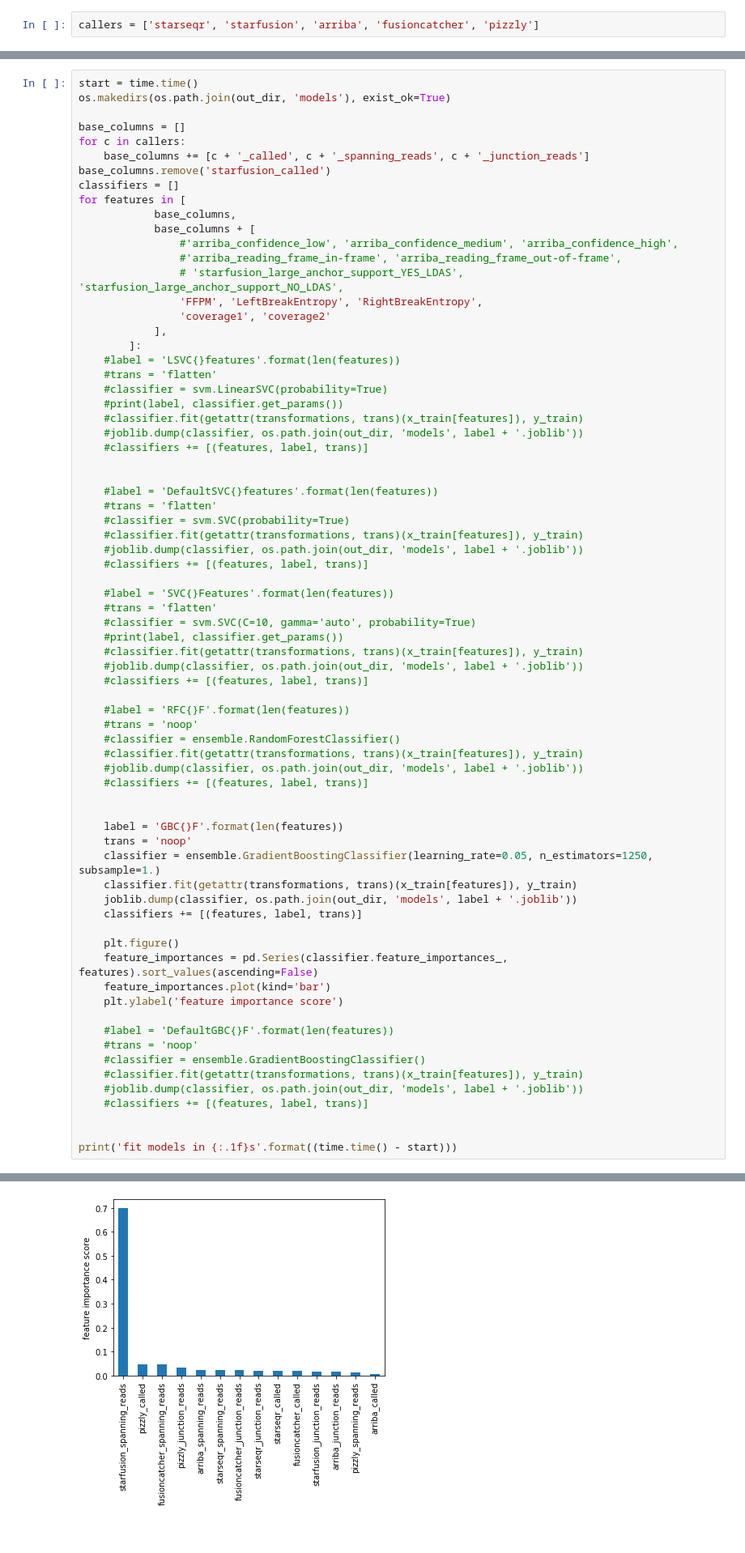
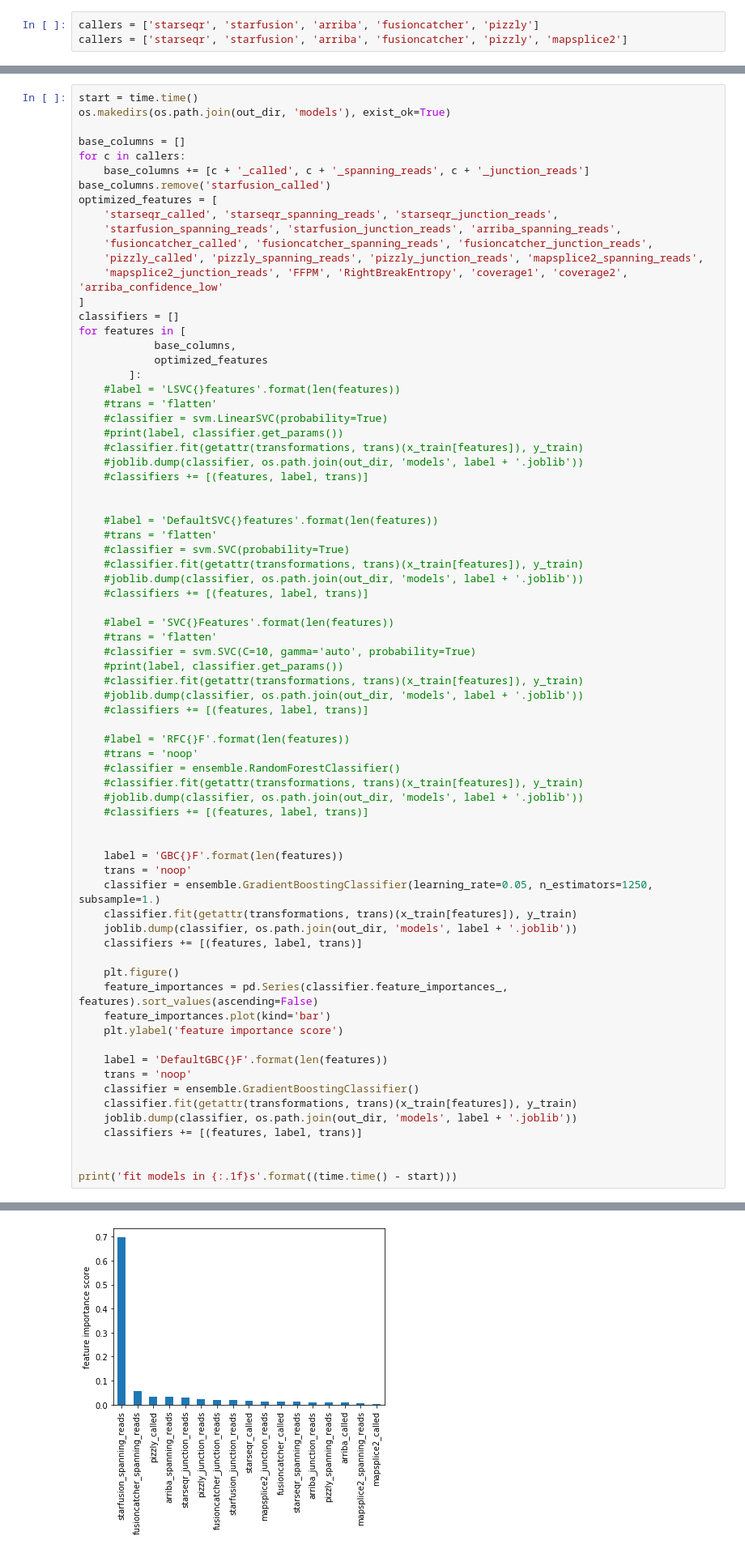
Before and after one commit to olopade-lab/fusion-ensembler, a Jupyter notebook: notebooks/polyfuse-50.ipynb, the cells around one changed output, grey strips where cells are left out. Shown: that part at 81% size. Saved outputs shown, nothing was run; the diff lists cells and outputs as text.

```diff
--- a/notebooks/polyfuse-50.ipynb
+++ b/notebooks/polyfuse-50.ipynb
@@ -41,6 +44,7 @@ truth = apps.concatenate_true_fusions('/cephfs/users/annawoodard/fusion-simulati
 truth = pd.read_hdf(truth.result(), 'data')
 # %%
 callers = ['starseqr', 'starfusion', 'arriba', 'fusioncatcher', 'pizzly']
+callers = ['starseqr', 'starfusion', 'arriba', 'fusioncatcher', 'pizzly', 'mapsplice2']
 # %%
 parsed_caller_data = apps.parse_caller_data(out_dir, callers)
 # %%
@@ -63,16 +69,17 @@ base_columns = []
 for c in callers:
     base_columns += [c + '_called', c + '_spanning_reads', c + '_junction_reads']
 base_columns.remove('starfusion_called')
+optimized_features = [
+    'starseqr_called', 'starseqr_spanning_reads', 'starseqr_junction_reads',
+    'starfusion_spanning_reads', 'starfusion_junction_reads', 'arriba_spanning_reads',
+    'fusioncatcher_called', 'fusioncatcher_spanning_reads', 'fusioncatcher_junction_reads',
+    'pizzly_called', 'pizzly_spanning_reads', 'pizzly_junction_reads', 'mapsplice2_spanning_reads',
+    'mapsplice2_junction_reads', 'FFPM', 'RightBreakEntropy', 'coverage1', 'coverage2', 'arriba_confidence_low'
+]
 classifiers = []
 for features in [
             base_columns,
-            base_columns + [
-                #'arriba_confidence_low', 'arriba_confidence_medium', 'arriba_confidence_high',
-                #'arriba_reading_frame_in-frame', 'arriba_reading_frame_out-of-frame',
-                # 'starfusion_large_anchor_support_YES_LDAS', 'starfusion_large_anchor_support_NO_LDAS',
-                'FFPM', 'LeftBreakEntropy', 'RightBreakEntropy',
-                'coverage1', 'coverage2'
-            ],
+            optimized_features
         ]:
     #label = 'LSVC{}features'.format(len(features))
     #trans = 'flatten'
@@ -118,12 +125,12 @@ for features in [
     feature_importances.plot(kind='bar')
     plt.ylabel('feature importance score')
 
-    #label = 'DefaultGBC{}F'.format(len(features))
-    #trans = 'noop'
-    #classifier = ensemble.GradientBoostingClassifier()
-    #classifier.fit(getattr(transformations, trans)(x_train[features]), y_train)
-    #joblib.dump(classifier, os.path.join(out_dir, 'models', label + '.joblib'))
-    #classifiers += [(features, label, trans)]
+    label = 'DefaultGBC{}F'.format(len(features))
+    trans = 'noop'
+    classifier = ensemble.GradientBoostingClassifier()
+    classifier.fit(getattr(transformations, trans)(x_train[features]), y_train)
+    joblib.dump(classifier, os.path.join(out_dir, 'models', label + '.joblib'))
+    classifiers += [(features, label, trans)]
 
 
 print('fit models in {:.1f}s'.format((time.time() - start)))
@@ -132 +139 @@ fit models in 283.4s
-[figure, old version]
+[figure, new version]
```
Also changed, not shown: parts of 27 cells of this notebook.
